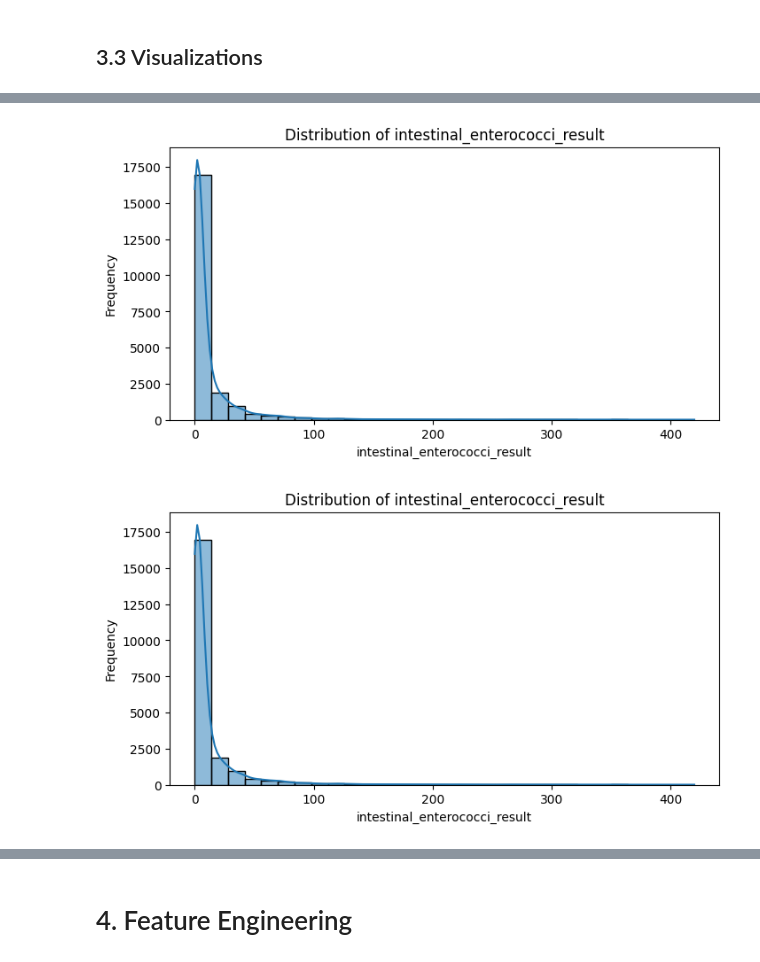
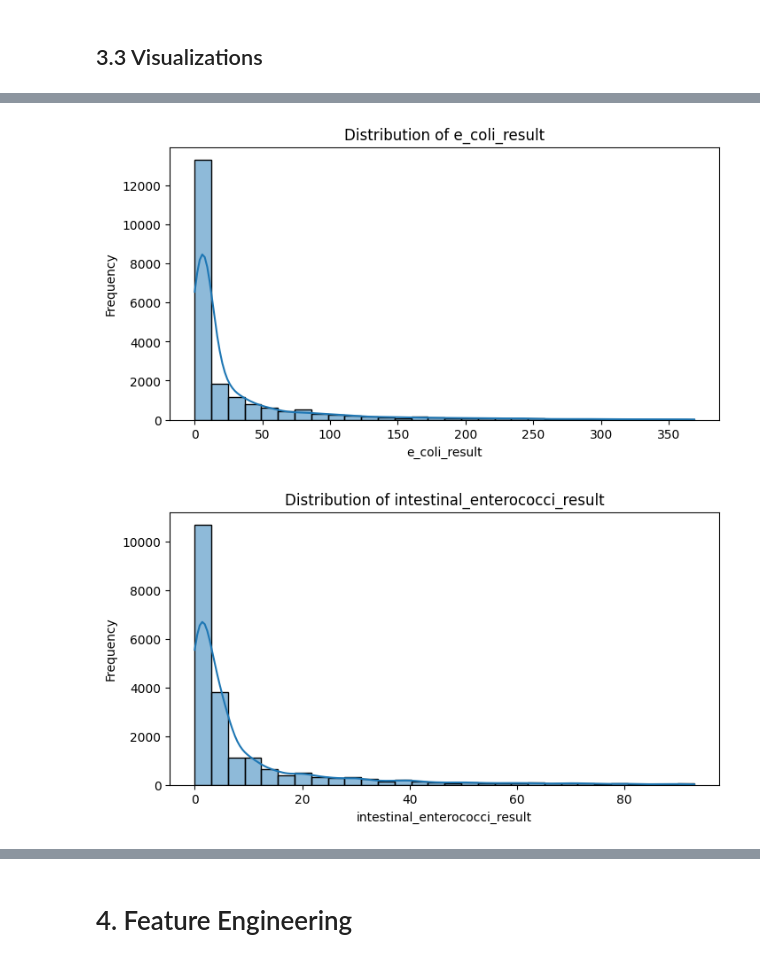
Before and after one commit to JosephJ7/Data-mining-and-machine-learning-project, a Jupyter notebook: bathing_water_quality.ipynb, the cells around one changed output, grey strips where cells are left out. Cells and saved outputs as stored; diff of their text form; code cells hidden in the pictures.

```diff
--- a/bathing_water_quality.ipynb
+++ b/bathing_water_quality.ipynb
@@ -215,7 +216,7 @@ def convert_to_numeric(value):
         return value
     if isinstance(value, str):
         value = value.strip()
-        if value.startswith('<'):
+        if value.startswith('<') or value.startswith('>') :
             return float(value[1:]) / 2
         try:
             return float(value)
@@ -225,8 +226,6 @@ def convert_to_numeric(value):
 # %%
 df['e_coli_result'] = df['e_coli_result'].apply(convert_to_numeric)
 df['intestinal_enterococci_result'] = df['intestinal_enterococci_result'].apply(convert_to_numeric)
-# %%
-df.dropna(subset=['e_coli_result', 'intestinal_enterococci_result'], inplace=True)
 # %%
 df.isna().sum()
 # %% [output]
@@ -257,7 +256,7 @@ plt.show()
 # %%
 for col in numerical_cols:
     z_scores = np.abs(zscore(df[col]))
-    df = df[z_scores <= 2]
+    df = df[z_scores <= 3]
 # %%
 print(f"Shape after outlier removal: {df.shape}")
 # %% [output]
@@ -304,11 +303,11 @@ plt.show()
 # %%
-for x in numerical_cols:
+for col in numerical_cols:
     plt.figure(figsize=(8, 4))
     sns.histplot(df[col], kde=True, bins=30)
     plt.title(f'Distribution of {col}')
     plt.xlabel(col)
     plt.ylabel('Frequency')
     plt.show()
 # %% [output]
-[figure, old version]
+[figure, new version]
-[figure, old version]
+[figure, new version]
```
Also changed, not shown: parts of 46 cells of this notebook.
